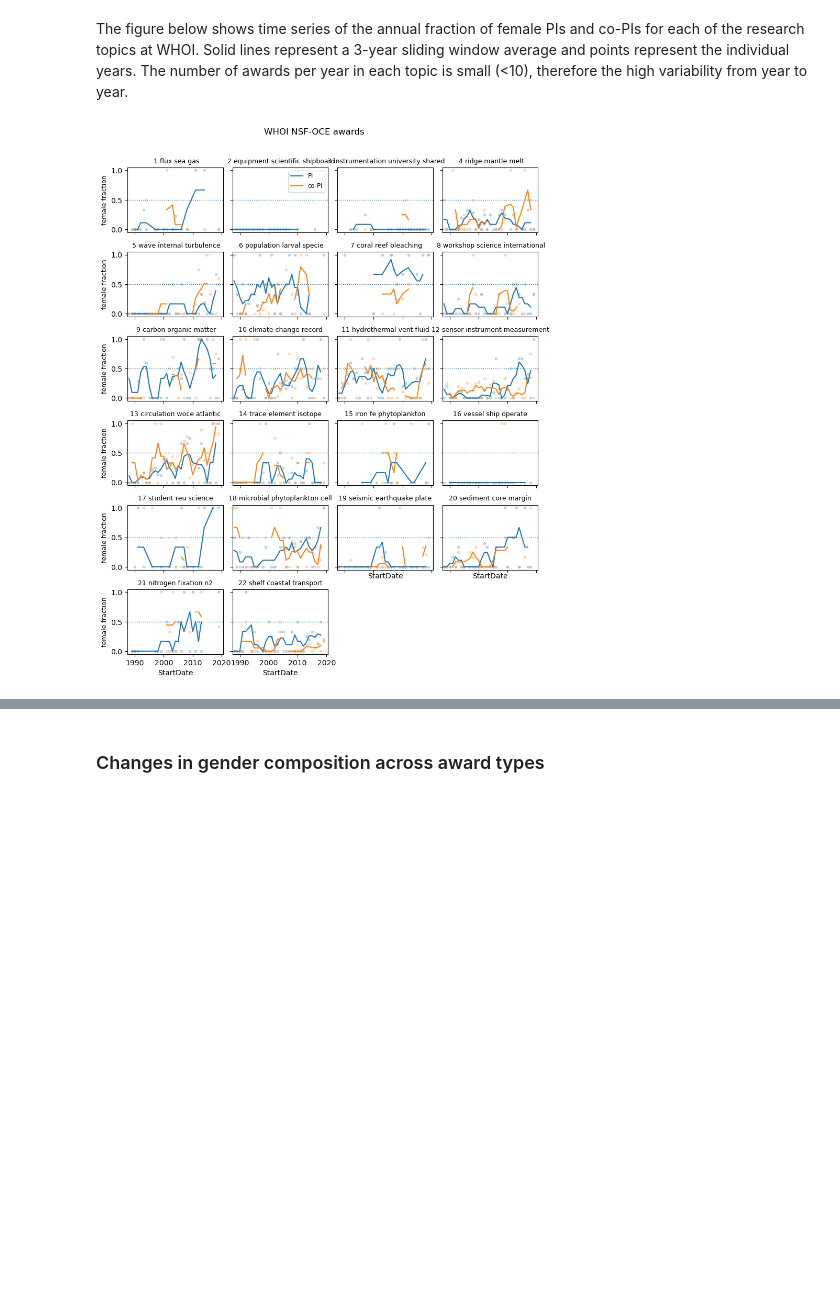
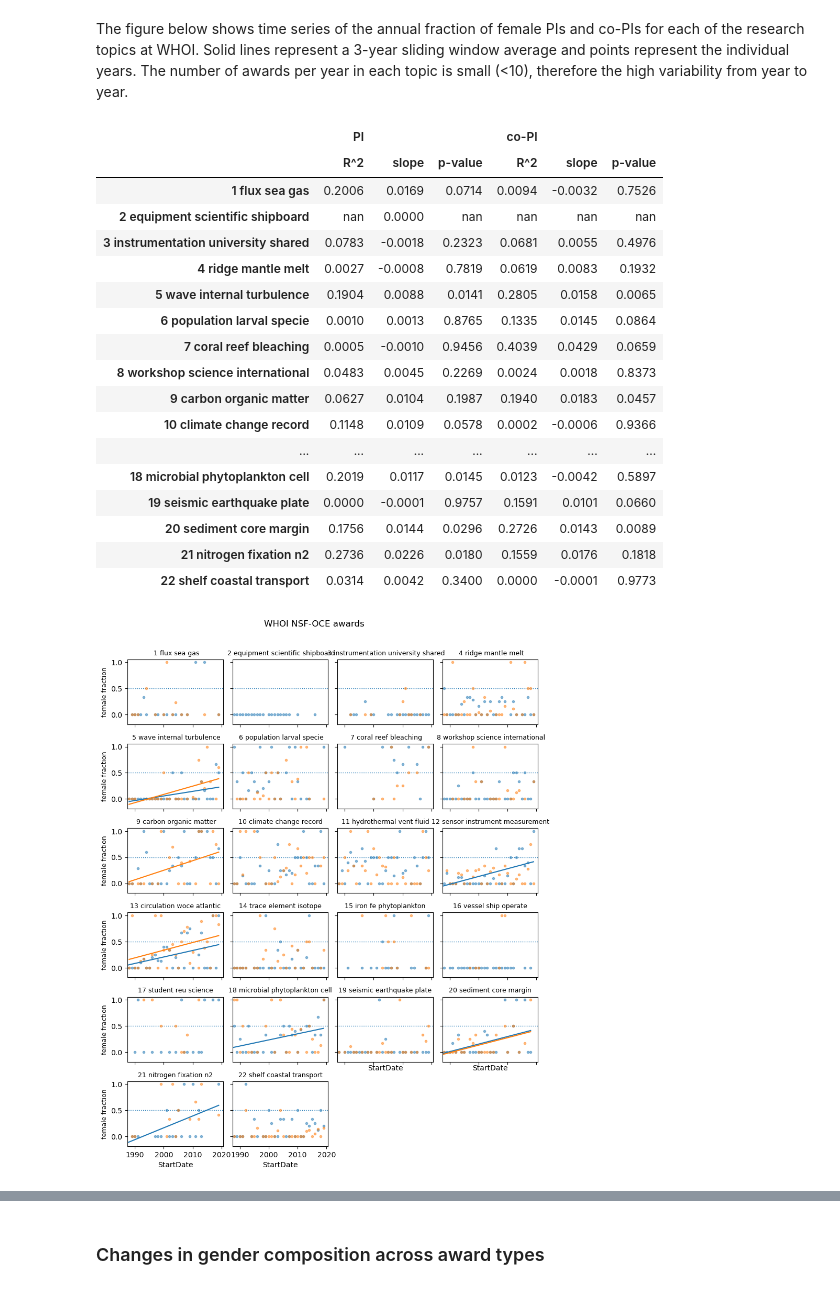
Before and after one commit to idlima/nsf-oce-gender, a Jupyter notebook: 06_analysis_whoi.ipynb, the cells around one changed output, grey strips where cells are left out. Drawn from its saved outputs; the diff is of its cells as text; code cells hidden in the pictures; blank space fills up the shorter version.

Commit message:
Add gender composition plots for NSF programs, academic institutions, research topics and award types. Expand regression analysis to WHOI awards.

```diff
--- a/06_analysis_whoi.ipynb
+++ b/06_analysis_whoi.ipynb
@@ -109,5 +203,12 @@ whoi_top10_programs = pd.DataFrame({'number of awards':
                                     whoi_awards.groupby('program')['Abstract'].count().sort_values(
                                         ascending=False)[:10]})
 whoi_top10_programs['percentage of total'] = whoi_top10_programs['number of awards'] / len(awards) * 100
+whoi_top10_programs['cum percentage of total'] = whoi_top10_programs['percentage of total'].cumsum()
+
+fig, ax = plt.subplots(figsize=(9.5, 4.8))
+fig.subplots_adjust(left=0.325)
+_ = whoi_top10_programs['percentage of total'].plot(kind='barh',ax=ax, width=0.8)
+_ = ax.set(title='WHOI NSF-OCE awards', xlabel='% of total number of awards')
+
 whoi_top10_programs
 # %% [output]
@@ -294,0 +490,11 @@ _ = fig.text(0.5,0.95,'WHOI NSF-OCE awards', ha='center', va='bottom', fontsize=
+# %%
+by_topic_copi = pd.DataFrame({'female':whoi_awards.groupby(['topic'])['co-PI_female_frac'].mean()})
+by_topic_copi['male'] = 1 - by_topic_copi.female
+by_topic_copi = by_topic_copi.sort_values('male')
+
+fig, ax = plt.subplots()
+_ = by_topic_copi[['male','female']].plot(kind='barh', ax=ax, width=0.9).legend(bbox_to_anchor=(0.8, 0.175))
+_ = ax.set(title='NSF-OCE awards', xlabel='co-PI gender fraction')
+_ = ax.set_yticklabels(topic_names[by_topic_pi.index.values-1])
+
+by_topic_copi
@@ -299,33 +525,77 @@ The figure below shows time series of the annual fraction of female PIs and co-P
 # %%
 df = whoi_awards.groupby(['topic',whoi_awards.StartDate.dt.year,'PI_gender'])['Abstract'].count().unstack()
 whoi_pi_gender_by_topic = df.fillna(0).divide(df.sum(axis=1), axis=0)
 
 whoi_copi_gender_by_topic = pd.DataFrame(
     {'female':whoi_awards.groupby(['topic', whoi_awards.StartDate.dt.year])['co-PI_female_frac'].mean()})
 whoi_copi_gender_by_topic['male'] = 1 - whoi_copi_gender_by_topic.female
 whoi_copi_gender_by_topic
 
 whoi_female_frac_by_topic = pd.DataFrame({'PI':whoi_pi_gender_by_topic.female,
                                           'co-PI':whoi_copi_gender_by_topic.female})
 
 fig, axs = plt.subplots(6, 4, sharex=True, sharey=True, figsize=(9.5,12))
 fig.subplots_adjust(hspace=0.3, wspace=0.1, top=0.9, right=0.95)
 fig.delaxes(axs[5,3])
 fig.delaxes(axs[5,2])
+params = []
 for ax, t in zip(axs.ravel(), range(1,23)):
     if t == 2:
         legend = True
     else:
         legend=False
-#     _ = whoi_female_frac_by_topic.loc[t].plot(ax=ax, legend=legend)
-    _ = whoi_female_frac_by_topic.loc[t].plot(ax=ax, style=['C0.','C1.'], legend=False, alpha=0.25)
-    _ = whoi_female_frac_by_topic.loc[t].rolling(nn,center=True).mean().plot(ax=ax, legend=legend)
+    _ = whoi_female_frac_by_topic.loc[t].plot(ax=ax, style=['C0.','C1.'], legend=False, alpha=alpha)
+#     _ = whoi_female_frac_by_topic.loc[t].rolling(nn,center=True).mean().plot(ax=ax, legend=legend)
+
+    y = whoi_female_frac_by_topic.loc[t,'PI'].dropna()
+    if y.size > 1:
+        reg1, X = linreg(whoi_female_frac_by_topic.loc[t].index, y)
+        rs1, sl1, pv1 = reg1.rsquared,reg1.params[1],reg1.pvalues[1]
+        if reg1.pvalues[1]<0.05:
+            _ = ax.plot(whoi_female_frac_by_topic.loc[t].index, reg1.predict(X), 'C0')
+    else:
+        rs1, sl1, pv1 = np.nan, np.nan, np.nan
+
+    y = whoi_female_frac_by_topic.loc[t,'co-PI'].dropna()
+    if y.size > 1:
+        reg2, X = linreg(whoi_female_frac_by_topic.loc[t].dropna().index, y)
+        rs2, sl2, pv2 = reg2.rsquared,reg2.params[1],reg2.pvalues[1]
+        if reg2.pvalues[1]<0.05:
+            _ = ax.plot(whoi_female_frac_by_topic.loc[t].dropna().index, reg2.predict(X), 'C1')
+    else:
+        rs2, sl2, pv2 = np.nan, np.nan, np.nan
+
+    params.append([rs1,sl1,pv1,rs2,sl2,pv2])
+
     _ = ax.set_title(topic_names_r[t-1], fontsize=9)
     x0, x1 = ax.get_xlim()
     _ = ax.hlines(0.5, x0, x1, linestyles='dotted', linewidth=1)
     _ = ax.set_xlim(x0,x1)
 for i in range(6):
     _ = axs[i,0].set_ylabel('female fraction', fontsize=9)
 _ = fig.text(0.5,0.95,'WHOI NSF-OCE awards', ha='center', va='bottom', fontsize=12)
+
+lr_stats = pd.DataFrame(np.array(params), index=topic_names_r,
+                        columns=[['PI','PI','PI','co-PI','co-PI','co-PI'],
+                                 ['R^2','slope','p-value','R^2','slope','p-value']])
+lr_stats.style.format('{:.4f}', subset=['PI','co-PI'])
 # %% [output]
+|  | PI |  |  | co-PI |  |  |
+|  | R^2 | slope | p-value | R^2 | slope | p-value |
+| 1 flux sea gas | 0.2006 | 0.0169 | 0.0714 | 0.0094 | -0.0032 | 0.7526 |
+| 2 equipment scientific shipboard | nan | 0.0000 | nan | nan | nan | nan |
+| 3 instrumentation university shared | 0.0783 | -0.0018 | 0.2323 | 0.0681 | 0.0055 | 0.4976 |
+| 4 ridge mantle melt | 0.0027 | -0.0008 | 0.7819 | 0.0619 | 0.0083 | 0.1932 |
+| 5 wave internal turbulence | 0.1904 | 0.0088 | 0.0141 | 0.2805 | 0.0158 | 0.0065 |
+| 6 population larval specie | 0.0010 | 0.0013 | 0.8765 | 0.1335 | 0.0145 | 0.0864 |
+| 7 coral reef bleaching | 0.0005 | -0.0010 | 0.9456 | 0.4039 | 0.0429 | 0.0659 |
+| 8 workshop science international | 0.0483 | 0.0045 | 0.2269 | 0.0024 | 0.0018 | 0.8373 |
+| 9 carbon organic matter | 0.0627 | 0.0104 | 0.1987 | 0.1940 | 0.0183 | 0.0457 |
+| 10 climate change record | 0.1148 | 0.0109 | 0.0578 | 0.0002 | -0.0006 | 0.9366 |
+| ... | ... | ... | ... | ... | ... | ... |
+| 18 microbial phytoplankton cell | 0.2019 | 0.0117 | 0.0145 | 0.0123 | -0.0042 | 0.5897 |
+| 19 seismic earthquake plate | 0.0000 | -0.0001 | 0.9757 | 0.1591 | 0.0101 | 0.0660 |
+| 20 sediment core margin | 0.1756 | 0.0144 | 0.0296 | 0.2726 | 0.0143 | 0.0089 |
+| 21 nitrogen fixation n2 | 0.2736 | 0.0226 | 0.0180 | 0.1559 | 0.0176 | 0.1818 |
+| 22 shelf coastal transport | 0.0314 | 0.0042 | 0.3400 | 0.0000 | -0.0001 | 0.9773 |
-[figure, old version]
+[figure, new version]
```
Also changed, not shown: parts of 40 cells of this notebook, 1 other file.
